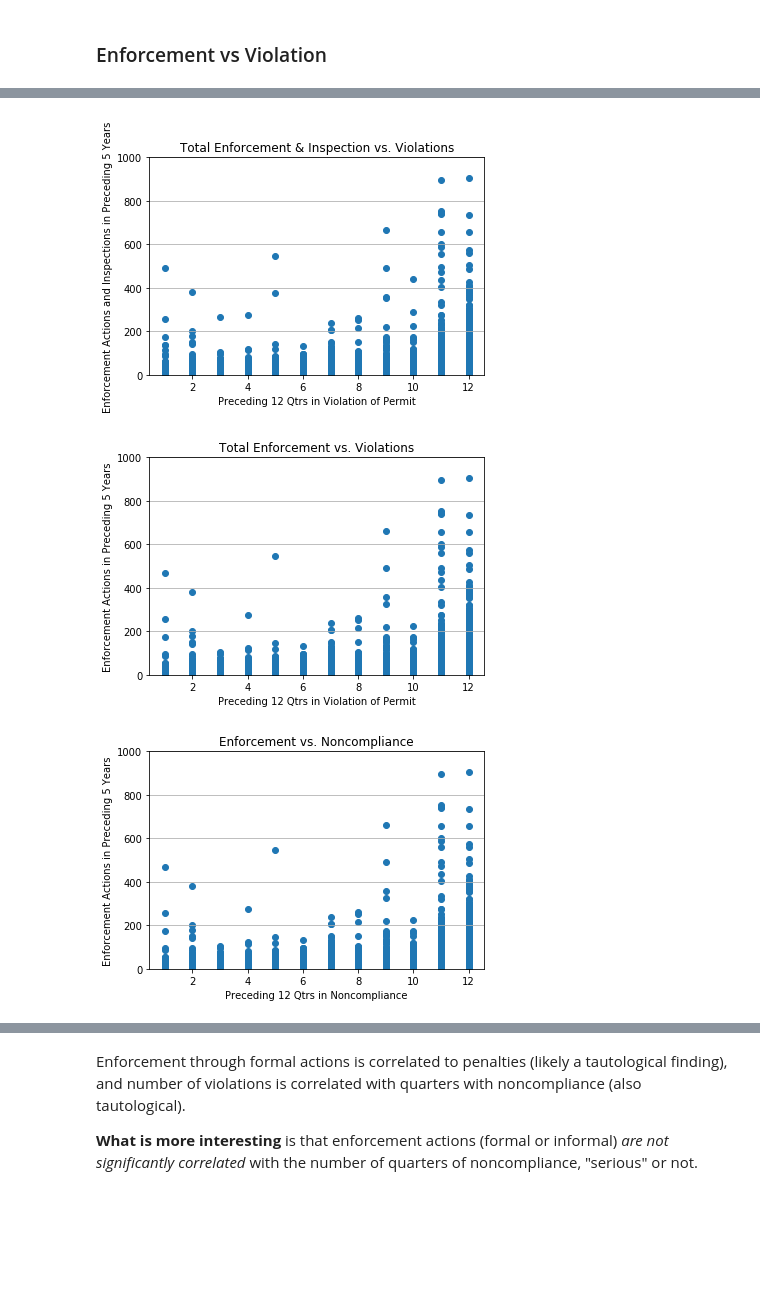
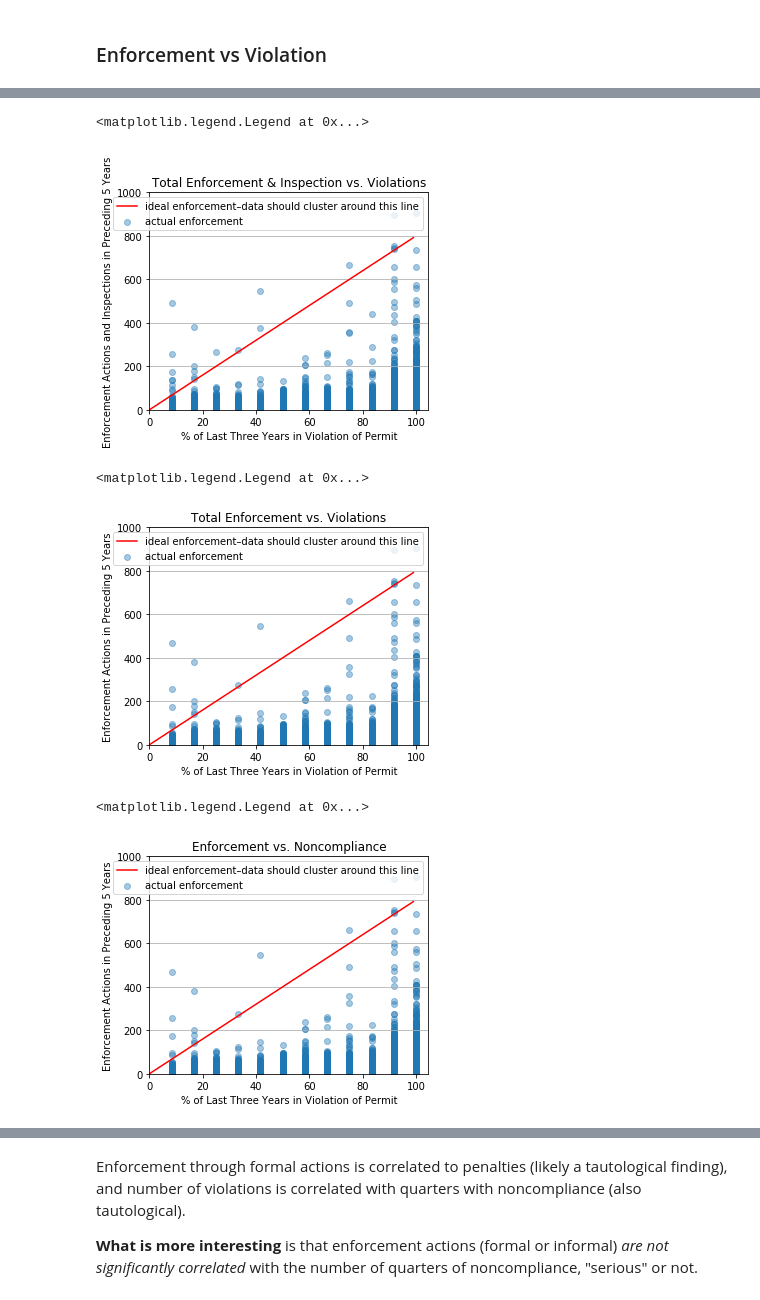
Before and after one commit to Frijol/echo-enforcement, a Jupyter notebook: exploration.ipynb, the cells around one changed output, grey strips where cells are left out. Cells and saved outputs as stored; diff of their text form; code cells hidden in the pictures; blank space fills up the shorter version.

```diff
--- a/exploration.ipynb
+++ b/exploration.ipynb
@@ -233,3 +231,13 @@ more_counting.describe()
 | max | 436.000000 | 743.000000 | 529.000000 | 12.000000 | 12.000000 | ... |
 # %% [markdown]
 ### Enforcement vs Violation
+# %%
+# define an ideal enforcement line
+
+def ideal_line(x):
+    return x*8
+
+x = pd.Series(range(0,100))
+y = ideal_line(x)
+
+plt.scatter(x, y)
@@ -236,28 +247,42 @@ more_counting.describe()
 # %%
-plt.scatter(more_counting["VIOLATIONS_COUNT"], more_counting["ENFORCEMENT_AND_INSPECTION"])
+plt.rcParams["figure.figsize"] = (5, 4)
+
+plt.scatter(more_counting["VIOLATIONS_COUNT"]/.12, more_counting["ENFORCEMENT_AND_INSPECTION"], alpha=.4)
 plt.title("Total Enforcement & Inspection vs. Violations")
-plt.xlabel("Preceding 12 Qtrs in Violation of Permit")
+plt.xlabel("% of Last Three Years in Violation of Permit")
 plt.ylabel("Enforcement Actions and Inspections in Preceding 5 Years")
 plt.ylim(0, 1000)
+plt.xlim(0)
 plt.grid(axis="y")
+plt.plot(x, y, color='red')
+plt.legend(['ideal enforcement–data should cluster around this line', 'actual enforcement'])
 # %% [output]
+<matplotlib.legend.Legend at 0x...>
-[figure, old version]
+[figure, new version]
 # %%
-plt.scatter(more_counting["VIOLATIONS_COUNT"], more_counting["ENFORCEMENT_ACTIONS_COUNT"])
+plt.scatter(more_counting["VIOLATIONS_COUNT"]/.12, more_counting["ENFORCEMENT_ACTIONS_COUNT"], alpha=.4)
 plt.title("Total Enforcement vs. Violations")
-plt.xlabel("Preceding 12 Qtrs in Violation of Permit")
+plt.xlabel("% of Last Three Years in Violation of Permit")
 plt.ylabel("Enforcement Actions in Preceding 5 Years")
 plt.ylim(0, 1000)
+plt.xlim(0)
 plt.grid(axis="y")
+plt.plot(x, y, color='red')
+plt.legend(['ideal enforcement–data should cluster around this line', 'actual enforcement'])
 # %% [output]
+<matplotlib.legend.Legend at 0x...>
-[figure, old version]
+[figure, new version]
 # %%
-plt.scatter(more_counting["FAC_QTRS_WITH_NC"], more_counting["ENFORCEMENT_ACTIONS_COUNT"])
+plt.scatter(more_counting["FAC_QTRS_WITH_NC"]/.12, more_counting["ENFORCEMENT_ACTIONS_COUNT"], alpha=.4)
 plt.title("Enforcement vs. Noncompliance")
-plt.xlabel("Preceding 12 Qtrs in Noncompliance")
+plt.xlabel("% of Last Three Years in Violation of Permit")
 plt.ylabel("Enforcement Actions in Preceding 5 Years")
 plt.ylim(0, 1000)
+plt.xlim(0)
 plt.grid(axis="y")
+plt.plot(x, y, color='red')
+plt.legend(['ideal enforcement–data should cluster around this line', 'actual enforcement'])
 # %% [output]
+<matplotlib.legend.Legend at 0x...>
-[figure, old version]
+[figure, new version]
 # %%
```
Also changed, not shown: parts of 9 cells of this notebook, 1 other file.
